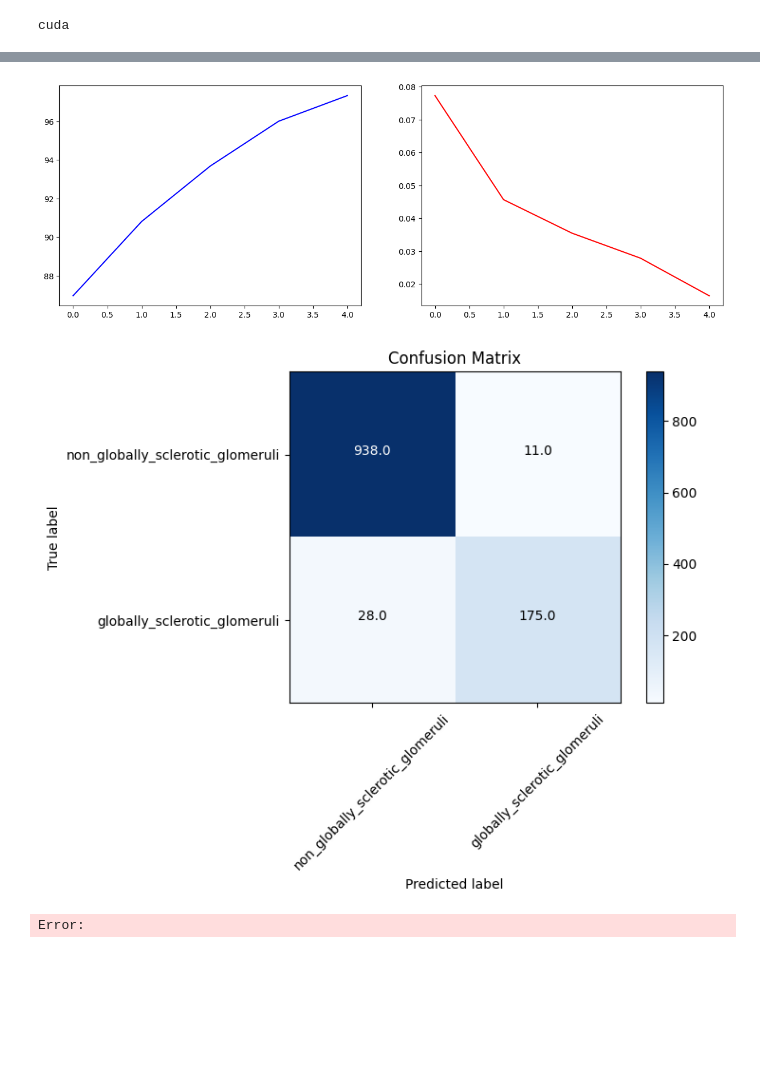
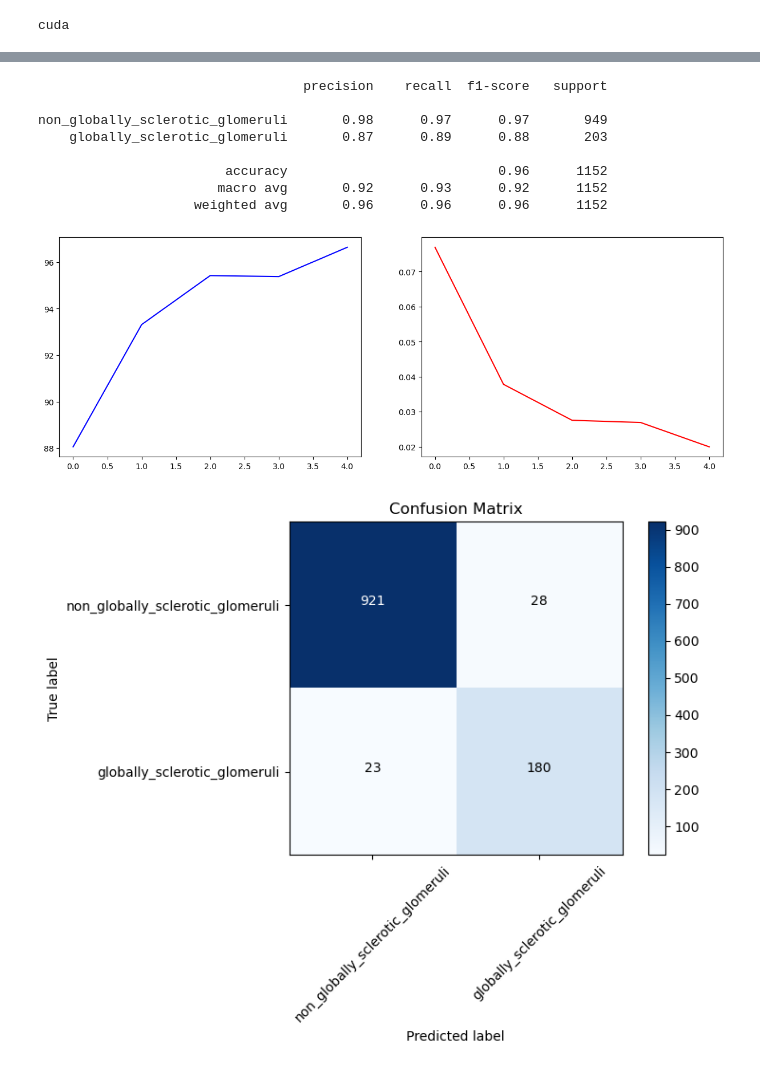
Before and after one commit to AnishTatke/CMILImageClassification, a Jupyter notebook: CNNRun.ipynb, the cells around one changed output, grey strips where cells are left out. Cells and saved outputs as stored; diff of their text form; code cells hidden in the pictures; blank space fills up the shorter version.

```diff
--- a/CNNRun.ipynb
+++ b/CNNRun.ipynb
@@ -119,3 +114,6 @@ weights = torch.from_numpy(weights)
 sampler = WeightedRandomSampler(weights=weights, num_samples=len(train_dataset), replacement=True)
 train_loader = DataLoader(train_dataset,batch_size=BATCH_SIZE, sampler=sampler, shuffle=False)
 validate_loader = DataLoader(validate_dataset, batch_size=BATCH_SIZE, shuffle=False)
+# %%
+images, labels = next(iter(validate_loader))
+print(images.shape)
@@ -226,7 +226,8 @@ def validate(epoch, model, loader, criterion):
     running_loss = 0.0
     correct = 0
     total = 0
-    conf_matrix = np.zeros((2, 2))
+    y_true = []
+    y_pred = []
 
     for i, (images, labels) in enumerate(loader):
         images, labels = images.float().to(device), labels.float().to(device)
@@ -237,14 +238,16 @@ def validate(epoch, model, loader, criterion):
         running_loss += loss.item()
 
         predicted = torch.round(F.sigmoid(outputs))
-        conf_matrix = conf_matrix + confusion_matrix(labels.detach().cpu().numpy(), predicted.detach().cpu().numpy(), labels=[0, 1])
+        y_true.extend(labels.cpu().numpy())
+        y_pred.extend(predicted.cpu().numpy())
+
         total += labels.size(0)
         correct += (predicted == labels).sum().item()
 
     running_loss /= len(loader)
     accuracy = correct / total * 100
     print(f"Validation Epoch {epoch}: Loss {running_loss:.3f},\t Accuracy: {accuracy:.2f}%")
-    return conf_matrix
+    return y_true, y_pred
 # %%
 torch.cuda.empty_cache()
 train_losses = []
@@ -255,5 +258,8 @@ for epoch in range(NUM_EPOCHS):
 
     train_losses.append(train_loss)
     train_accuracies.append(train_accuracy)
-confusionMatrix = validate(None, model, validate_loader, criterion)
+labels, predictions = validate(None, model, validate_loader, criterion)
+
+conf_matrix = confusion_matrix(labels, predictions)
+report = classification_report(labels, predictions, target_names=folderClasses)
 # %% [output]
@@ -266,33 +272,43 @@ Validation Epoch None: Loss 0.039,       Accuracy: 96.61%
+# %%
+print(report)
+# %% [output]
+                                  precision    recall  f1-score   support
+
+non_globally_sclerotic_glomeruli       0.98      0.97      0.97       949
+    globally_sclerotic_glomeruli       0.87      0.89      0.88       203
+
+                        accuracy                           0.96      1152
+                       macro avg       0.92      0.93      0.92      1152
+                    weighted avg       0.96      0.96      0.96      1152
 # %%
 fig, ax = plt.subplots(1, 2, figsize=(15, 5))
 ax[0].plot(train_accuracies, label='Train Accuracy', color='blue')
 ax[1].plot(train_losses, label='Train Loss', color='red')
 plt.show()
 # %% [output]
-[figure, old version]
+[figure, new version]
 # %%
 def plot_confusion_matrix(cm, classes):
     plt.figure(figsize=(8, 6))
     plt.imshow(cm, interpolation='nearest', cmap=plt.cm.Blues)
     plt.title('Confusion Matrix')
     plt.colorbar()
     tick_marks = np.arange(len(classes))
     plt.xticks(tick_marks, classes, rotation=45)
     plt.yticks(tick_marks, classes)
 
     thresh = cm.max() / 2
     for i in range(cm.shape[0]):
         for j in range(cm.shape[1]):
             plt.text(j, i, format(cm[i, j]),
                      horizontalalignment="center",
                      color="white" if cm[i, j] > thresh else "black")
 
     plt.ylabel('True label')
     plt.xlabel('Predicted label')
     plt.tight_layout()
     plt.show()
 
-plot_confusion_matrix(confusionMatrix, folderClasses)
+plot_confusion_matrix(conf_matrix, folderClasses)
 # %% [output]
-[figure, old version]
+[figure, new version]
-Error:
```
Also changed, not shown: parts of 6 cells of this notebook, 13 other files.
